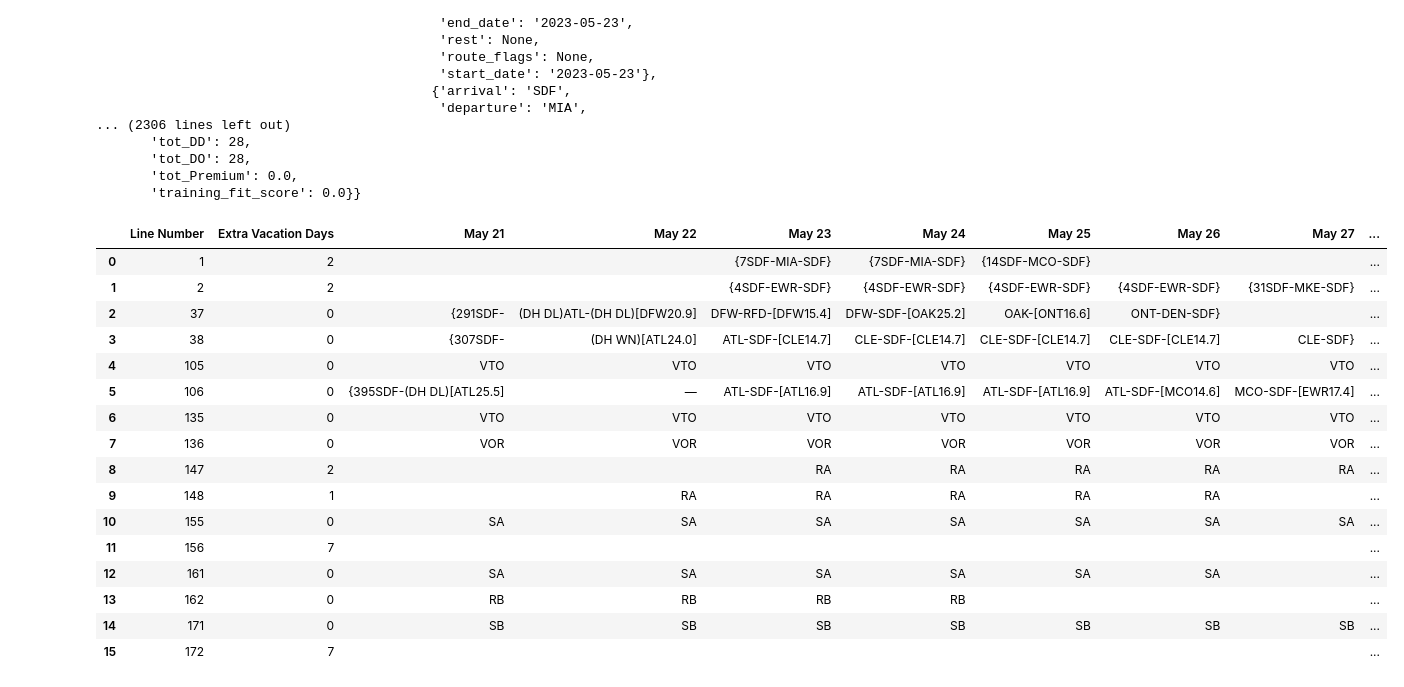
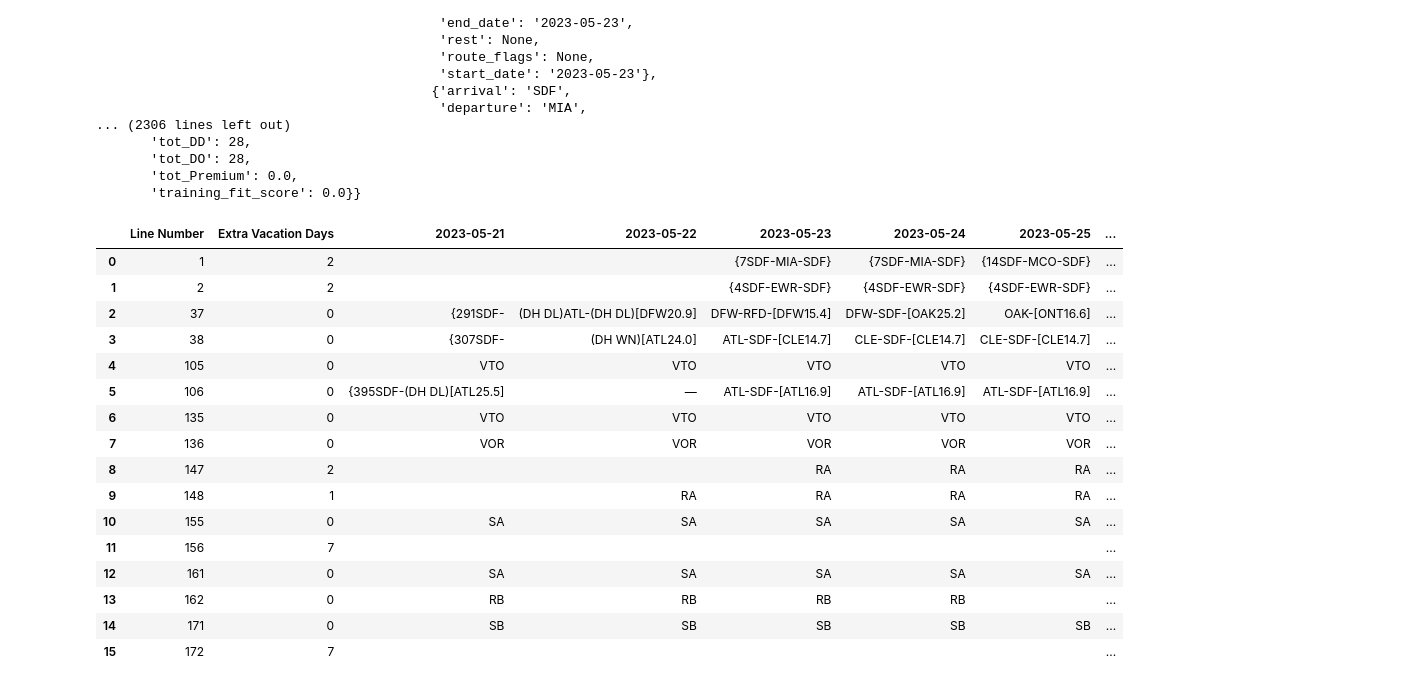
Before and after one commit to AstroPhysX/UPS-project, a Jupyter notebook: Program/master_to_pandas.ipynb, the cells around one changed output. Cells and saved outputs as stored; diff of their text form; code cells hidden in the pictures.

```diff
--- a/Program/master_to_pandas.ipynb
+++ b/Program/master_to_pandas.ipynb
@@ -354,34 +354,33 @@ def master_lines_to_dataframe(
 # %%
 df = master_lines_to_dataframe(
     master_lines,
     bid_start=bid_period_info['bid_period_date_range']['start'],
     bid_end=bid_period_info['bid_period_date_range']['end'],
     off_value="",          # or "DO" if you want day-off cells marked
-    date_col_format="%b %d",
 )
 
 pd.set_option('display.max_rows', None)
 pd.set_option('display.max_columns', None)
 pd.set_option('display.max_colwidth', None)  # Shows full text in cells
 df
 # %% [output]
-|  | Line Number | Extra Vacation Days | May 21 | May 22 | May 23 | May 24 | May 25 | May 26 | May 27 | ... |
-| 0 | 1 | 2 |  |  | {7SDF-MIA-SDF} | {7SDF-MIA-SDF} | {14SDF-MCO-SDF} |  |  | ... |
-| 1 | 2 | 2 |  |  | {4SDF-EWR-SDF} | {4SDF-EWR-SDF} | {4SDF-EWR-SDF} | {4SDF-EWR-SDF} | {31SDF-MKE-SDF} | ... |
-| 2 | 37 | 0 | {291SDF- | (DH DL)ATL-(DH DL)[DFW20.9] | DFW-RFD-[DFW15.4] | DFW-SDF-[OAK25.2] | OAK-[ONT16.6] | ONT-DEN-SDF} |  | ... |
-| 3 | 38 | 0 | {307SDF- | (DH WN)[ATL24.0] | ATL-SDF-[CLE14.7] | CLE-SDF-[CLE14.7] | CLE-SDF-[CLE14.7] | CLE-SDF-[CLE14.7] | CLE-SDF} | ... |
-| 4 | 105 | 0 | VTO | VTO | VTO | VTO | VTO | VTO | VTO | ... |
-| 5 | 106 | 0 | {395SDF-(DH DL)[ATL25.5] | — | ATL-SDF-[ATL16.9] | ATL-SDF-[ATL16.9] | ATL-SDF-[ATL16.9] | ATL-SDF-[MCO14.6] | MCO-SDF-[EWR17.4] | ... |
-| 6 | 135 | 0 | VTO | VTO | VTO | VTO | VTO | VTO | VTO | ... |
-| 7 | 136 | 0 | VOR | VOR | VOR | VOR | VOR | VOR | VOR | ... |
-| 8 | 147 | 2 |  |  | RA | RA | RA | RA | RA | ... |
-| 9 | 148 | 1 |  | RA | RA | RA | RA | RA |  | ... |
-| 10 | 155 | 0 | SA | SA | SA | SA | SA | SA | SA | ... |
-| 11 | 156 | 7 |  |  |  |  |  |  |  | ... |
-| 12 | 161 | 0 | SA | SA | SA | SA | SA | SA |  | ... |
-| 13 | 162 | 0 | RB | RB | RB | RB |  |  |  | ... |
-| 14 | 171 | 0 | SB | SB | SB | SB | SB | SB | SB | ... |
-| 15 | 172 | 7 |  |  |  |  |  |  |  | ... |
+|  | Line Number | Extra Vacation Days | 2023-05-21 | 2023-05-22 | 2023-05-23 | 2023-05-24 | 2023-05-25 | ... |
+| 0 | 1 | 2 |  |  | {7SDF-MIA-SDF} | {7SDF-MIA-SDF} | {14SDF-MCO-SDF} | ... |
+| 1 | 2 | 2 |  |  | {4SDF-EWR-SDF} | {4SDF-EWR-SDF} | {4SDF-EWR-SDF} | ... |
+| 2 | 37 | 0 | {291SDF- | (DH DL)ATL-(DH DL)[DFW20.9] | DFW-RFD-[DFW15.4] | DFW-SDF-[OAK25.2] | OAK-[ONT16.6] | ... |
+| 3 | 38 | 0 | {307SDF- | (DH WN)[ATL24.0] | ATL-SDF-[CLE14.7] | CLE-SDF-[CLE14.7] | CLE-SDF-[CLE14.7] | ... |
+| 4 | 105 | 0 | VTO | VTO | VTO | VTO | VTO | ... |
+| 5 | 106 | 0 | {395SDF-(DH DL)[ATL25.5] | — | ATL-SDF-[ATL16.9] | ATL-SDF-[ATL16.9] | ATL-SDF-[ATL16.9] | ... |
+| 6 | 135 | 0 | VTO | VTO | VTO | VTO | VTO | ... |
+| 7 | 136 | 0 | VOR | VOR | VOR | VOR | VOR | ... |
+| 8 | 147 | 2 |  |  | RA | RA | RA | ... |
+| 9 | 148 | 1 |  | RA | RA | RA | RA | ... |
+| 10 | 155 | 0 | SA | SA | SA | SA | SA | ... |
+| 11 | 156 | 7 |  |  |  |  |  | ... |
+| 12 | 161 | 0 | SA | SA | SA | SA | SA | ... |
+| 13 | 162 | 0 | RB | RB | RB | RB |  | ... |
+| 14 | 171 | 0 | SB | SB | SB | SB | SB | ... |
+| 15 | 172 | 7 |  |  |  |  |  | ... |
 # %%
 import pandas as pd
 
```
Also changed, not shown: parts of 9 cells of this notebook, 1 other file.
